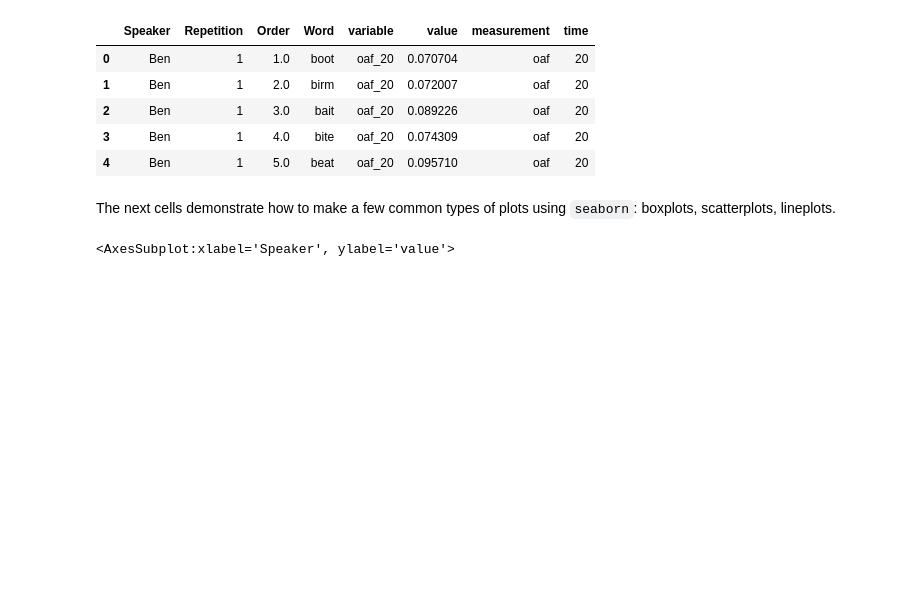
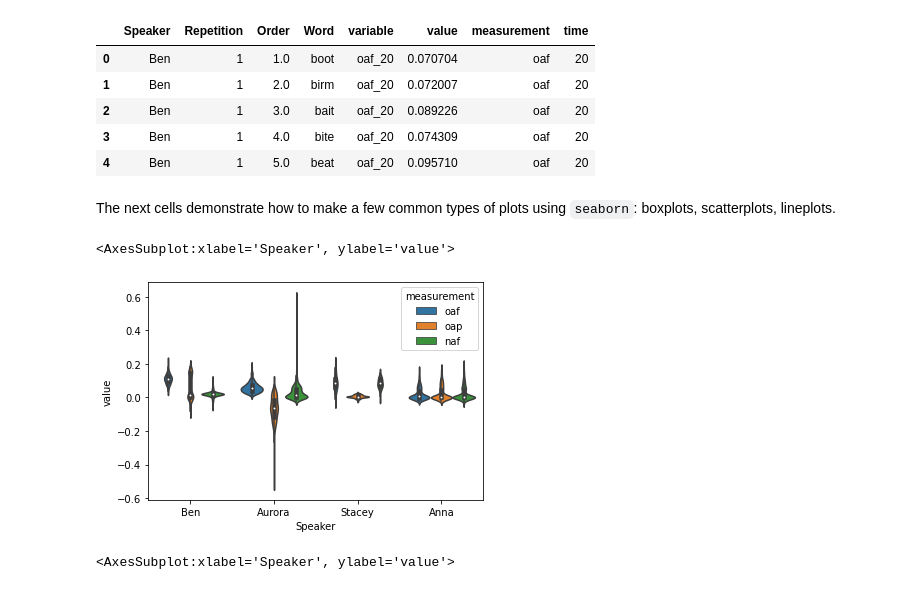
Before and after one commit to susanlinucb/213_S21, a Jupyter notebook: 213datavis.ipynb, the cells around one changed output. Drawn from its saved outputs; the diff is of its cells as text; code cells hidden in the pictures; blank space fills up the shorter version.

```diff
--- a/213datavis.ipynb
+++ b/213datavis.ipynb
@@ -37,6 +37,11 @@ df.head()
 | 4 | Ben | 1 | 5.0 | beat | oaf_20 | 0.095710 | oaf | 20 |
 # %% [markdown]
 The next cells demonstrate how to make a few common types of plots using `seaborn`: boxplots, scatterplots, lineplots.
+# %%
+sns.violinplot(x='Speaker',y='value',hue='measurement',data=df)
+# %% [output]
+<AxesSubplot:xlabel='Speaker', ylabel='value'>
+[figure, added]
 # %%
 sns.boxplot(x='Speaker',y='value',hue='measurement',data=df)
 # %% [output]
```
Also changed, not shown: parts of 6 cells of this notebook, 1 other file.
